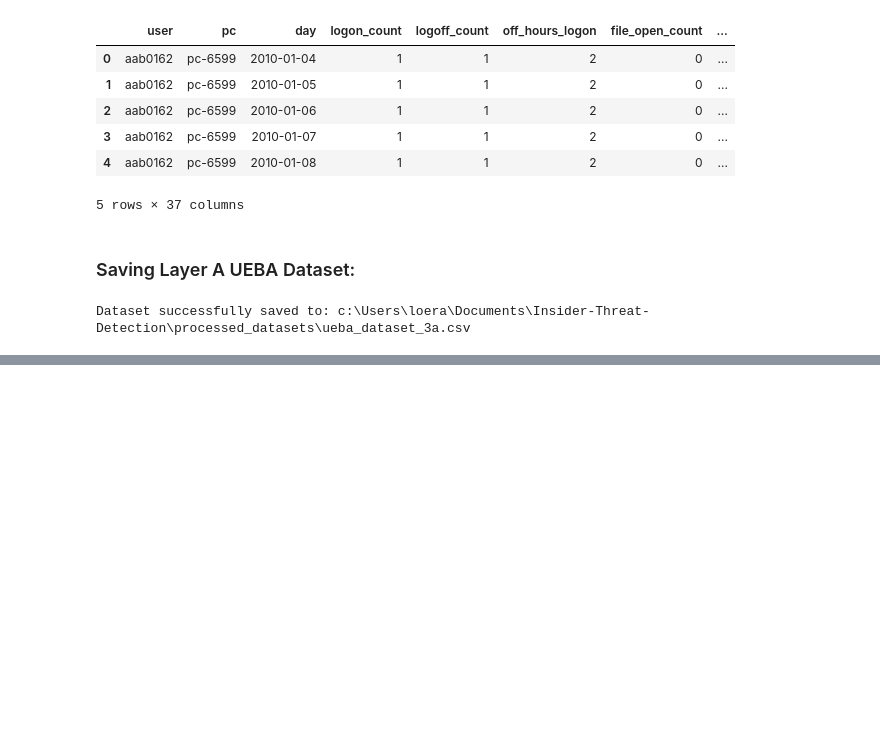
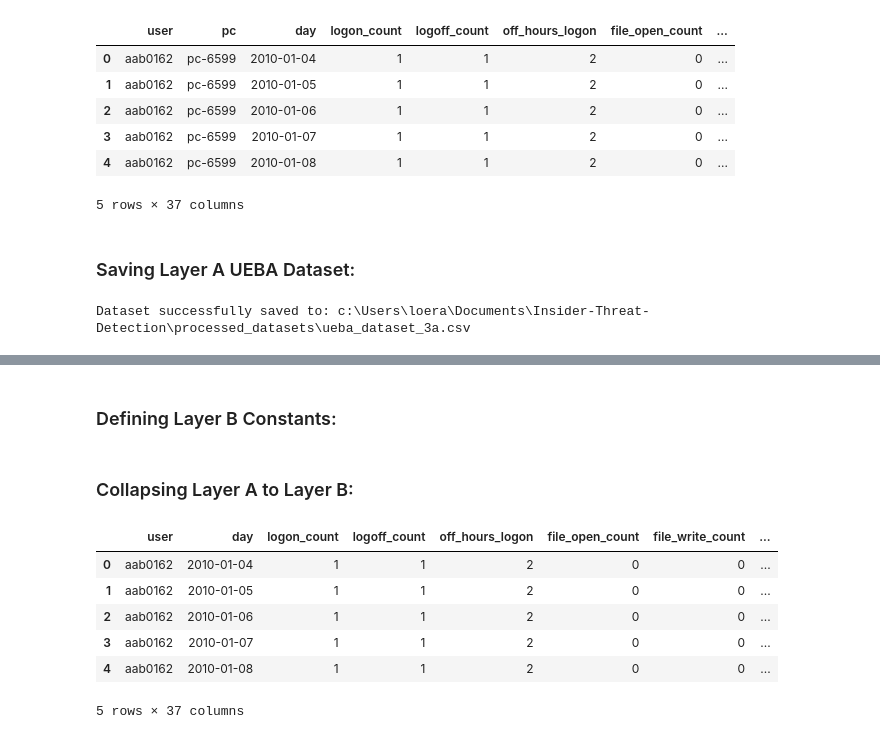
Before and after one commit to Aaron-Loera/Insider-Threat-Detection, a Jupyter notebook: CERT_Preprocessing.ipynb, the cells around one changed output, grey strips where cells are left out. Drawn from its saved outputs; the diff is of its cells as text; code cells hidden in the pictures; blank space fills up the shorter version.

Commit message:
- Added `Layer B` preprocessing for model training

```diff
--- a/CERT_Preprocessing.ipynb
+++ b/CERT_Preprocessing.ipynb
@@ -783,0 +816,2 @@ Dataset successfully saved to: c:\Users\loera\Documents\Insider-Threat-Detection
+# %% [markdown]
+### Defining Layer B Constants:
@@ -783,0 +904,2 @@ Dataset successfully saved to: c:\Users\loera\Documents\Insider-Threat-Detection
+# %% [markdown]
+### Collapsing Layer A to Layer B:
@@ -783,0 +1015,12 @@ Dataset successfully saved to: c:\Users\loera\Documents\Insider-Threat-Detection
+# %%
+layer_b_dataset = collapse_layer(layer_a_ueba_dataset)
+# %%
+layer_b_dataset.head()
+# %% [output]
+|  | user | day | logon_count | logoff_count | off_hours_logon | file_open_count | file_write_count | ... |
+| 0 | aab0162 | 2010-01-04 | 1 | 1 | 2 | 0 | 0 | ... |
+| 1 | aab0162 | 2010-01-05 | 1 | 1 | 2 | 0 | 0 | ... |
+| 2 | aab0162 | 2010-01-06 | 1 | 1 | 2 | 0 | 0 | ... |
+| 3 | aab0162 | 2010-01-07 | 1 | 1 | 2 | 0 | 0 | ... |
+| 4 | aab0162 | 2010-01-08 | 1 | 1 | 2 | 0 | 0 | ... |
+5 rows × 37 columns
```
Also changed, not shown: parts of 18 cells of this notebook.
